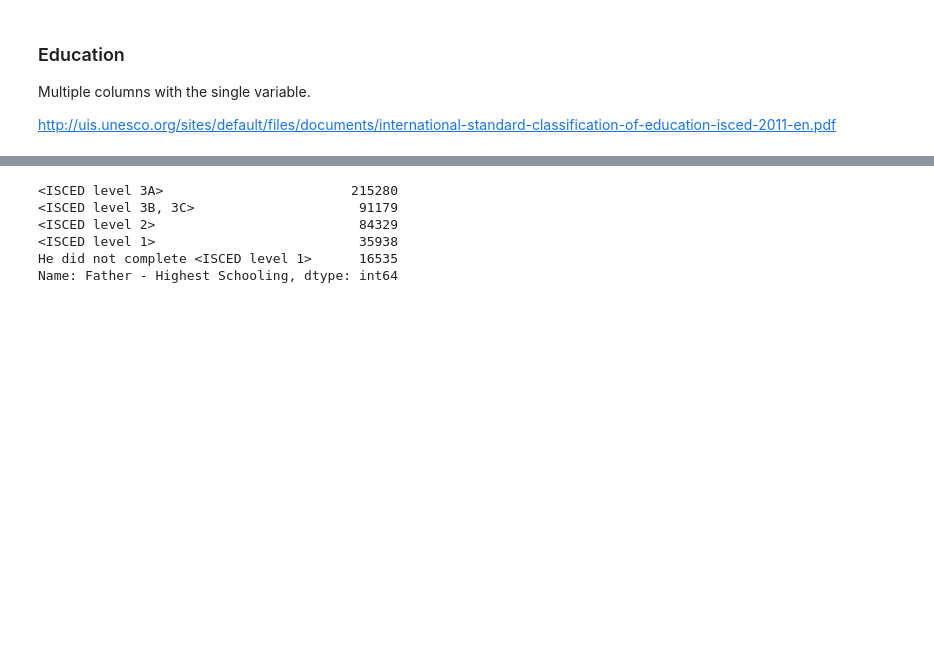
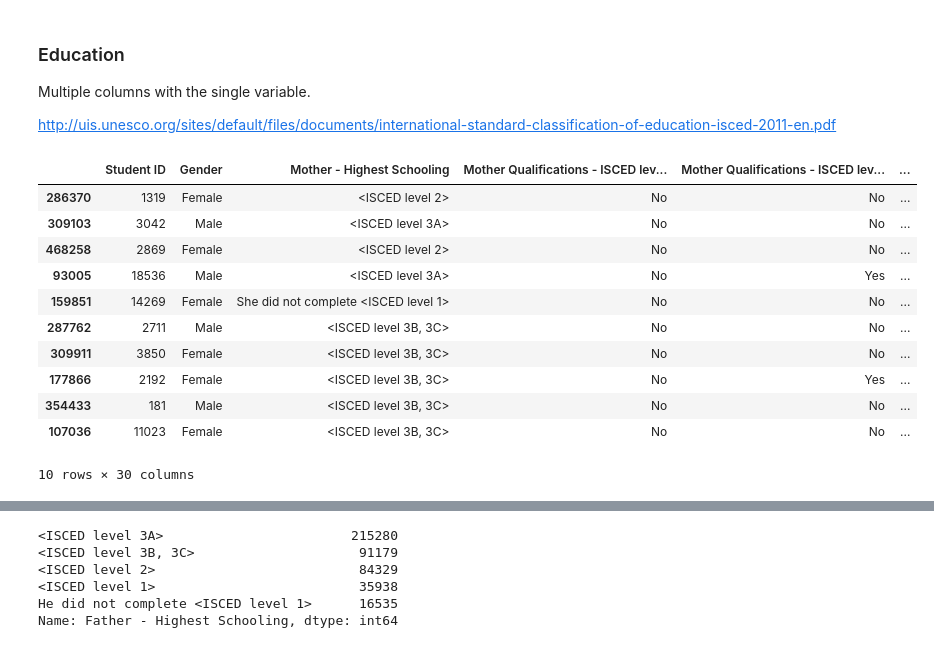
Before and after one commit to Dyke-F/Pisa-Data-Analysis, a Jupyter notebook: wrangle_pisa_data.ipynb, the cells around one changed output, grey strips where cells are left out. Drawn from its saved outputs; the diff is of its cells as text; code cells hidden in the pictures; blank space fills up the shorter version.

```diff
--- a/wrangle_pisa_data.ipynb
+++ b/wrangle_pisa_data.ipynb
@@ -337,0 +344,8 @@ father_edu = pisa_clean.copy()
+# %%
+father_edu.rename({'He did not complete <ISCED level 1>': '<ISCED level 0>',
+                   '<ISCED level 3A>': '<ISCED level 3>',
+                   '<ISCED level 3B, 3C>': '<ISCED level 3>',
+                   'Father Qualifications - ISCED level 4': '<ISCED level 4>',
+                   'Father Qualifications - ISCED level 5A': '<ISCED level 5>',
+                   'Father Qualifications - ISCED level 5B': '<ISCED level 5>',
+                   'Father Qualifications - ISCED level 6': '<ISCED level 6>'}, axis='columns', inplace=True)
@@ -337,0 +365,15 @@ father_edu = pisa_clean.copy()
+# %%
+father_edu.sample(10)
+# %% [output]
+|  | Student ID | Gender | Mother - Highest Schooling | Mother Qualifications - ISCED lev... | Mother Qualifications - ISCED lev... | ... |
+| 286370 | 1319 | Female | <ISCED level 2> | No | No | ... |
+| 309103 | 3042 | Male | <ISCED level 3A> | No | No | ... |
+| 468258 | 2869 | Female | <ISCED level 2> | No | No | ... |
+| 93005 | 18536 | Male | <ISCED level 3A> | No | Yes | ... |
+| 159851 | 14269 | Female | She did not complete <ISCED level 1> | No | No | ... |
+| 287762 | 2711 | Male | <ISCED level 3B, 3C> | No | No | ... |
+| 309911 | 3850 | Female | <ISCED level 3B, 3C> | No | No | ... |
+| 177866 | 2192 | Female | <ISCED level 3B, 3C> | No | Yes | ... |
+| 354433 | 181 | Male | <ISCED level 3B, 3C> | No | No | ... |
+| 107036 | 11023 | Female | <ISCED level 3B, 3C> | No | No | ... |
+10 rows × 30 columns
```
Also changed, not shown: parts of 19 cells of this notebook.
